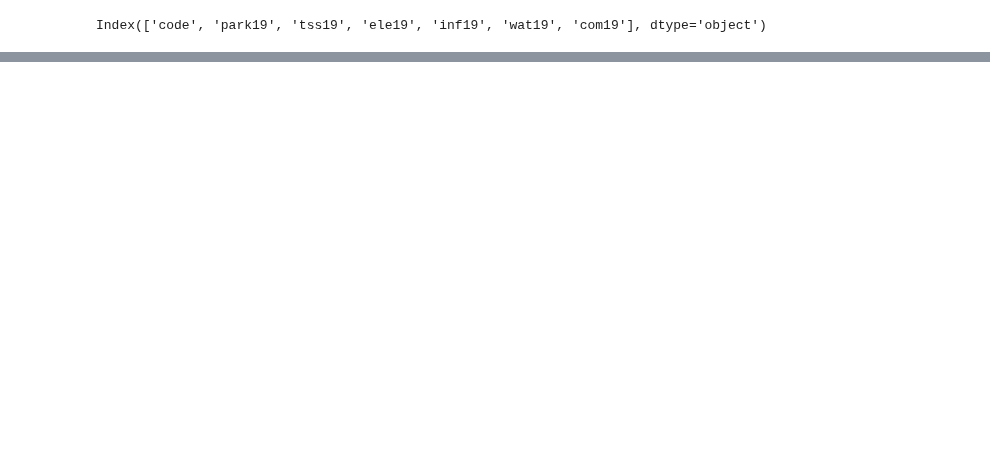
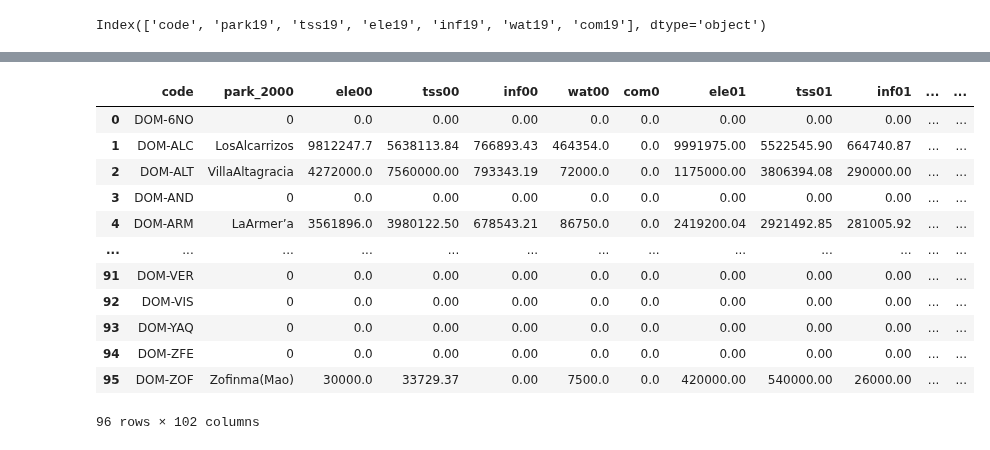
Before and after one commit to HendrixPeralta/research_data, a Jupyter notebook: sez_expenses/Exp_manipulation.ipynb, the cells around one changed output, grey strips where cells are left out. Saved outputs shown, nothing was run; the diff lists cells and outputs as text; code cells hidden in the pictures; blank space fills up the shorter version.

```diff
--- a/sez_expenses/Exp_manipulation.ipynb
+++ b/sez_expenses/Exp_manipulation.ipynb
@@ -110,3 +93,19 @@ SPE-VEG
+# %%
+exp00_19
+# %% [output]
+|  | code | park_2000 | ele00 | tss00 | inf00 | wat00 | com0 | ele01 | tss01 | inf01 | ... | ... |
+| 0 | DOM-6NO | 0 | 0.0 | 0.00 | 0.00 | 0.0 | 0.0 | 0.00 | 0.00 | 0.00 | ... | ... |
+| 1 | DOM-ALC | LosAlcarrizos | 9812247.7 | 5638113.84 | 766893.43 | 464354.0 | 0.0 | 9991975.00 | 5522545.90 | 664740.87 | ... | ... |
+| 2 | DOM-ALT | VillaAltagracia | 4272000.0 | 7560000.00 | 793343.19 | 72000.0 | 0.0 | 1175000.00 | 3806394.08 | 290000.00 | ... | ... |
+| 3 | DOM-AND | 0 | 0.0 | 0.00 | 0.00 | 0.0 | 0.0 | 0.00 | 0.00 | 0.00 | ... | ... |
+| 4 | DOM-ARM | LaArmer’a | 3561896.0 | 3980122.50 | 678543.21 | 86750.0 | 0.0 | 2419200.04 | 2921492.85 | 281005.92 | ... | ... |
+| ... | ... | ... | ... | ... | ... | ... | ... | ... | ... | ... | ... | ... |
+| 91 | DOM-VER | 0 | 0.0 | 0.00 | 0.00 | 0.0 | 0.0 | 0.00 | 0.00 | 0.00 | ... | ... |
+| 92 | DOM-VIS | 0 | 0.0 | 0.00 | 0.00 | 0.0 | 0.0 | 0.00 | 0.00 | 0.00 | ... | ... |
+| 93 | DOM-YAQ | 0 | 0.0 | 0.00 | 0.00 | 0.0 | 0.0 | 0.00 | 0.00 | 0.00 | ... | ... |
+| 94 | DOM-ZFE | 0 | 0.0 | 0.00 | 0.00 | 0.0 | 0.0 | 0.00 | 0.00 | 0.00 | ... | ... |
+| 95 | DOM-ZOF | Zofinma(Mao) | 30000.0 | 33729.37 | 0.00 | 7500.0 | 0.0 | 420000.00 | 540000.00 | 26000.00 | ... | ... |
+96 rows × 102 columns
 # %%
 elec = exp00_19.columns.str.contains("ele")|(exp00_19.columns == "code")
 exp_ele = exp00_19[exp00_19.columns[elec]]
```
Also changed, not shown: parts of 4 cells of this notebook, 5 other files.
